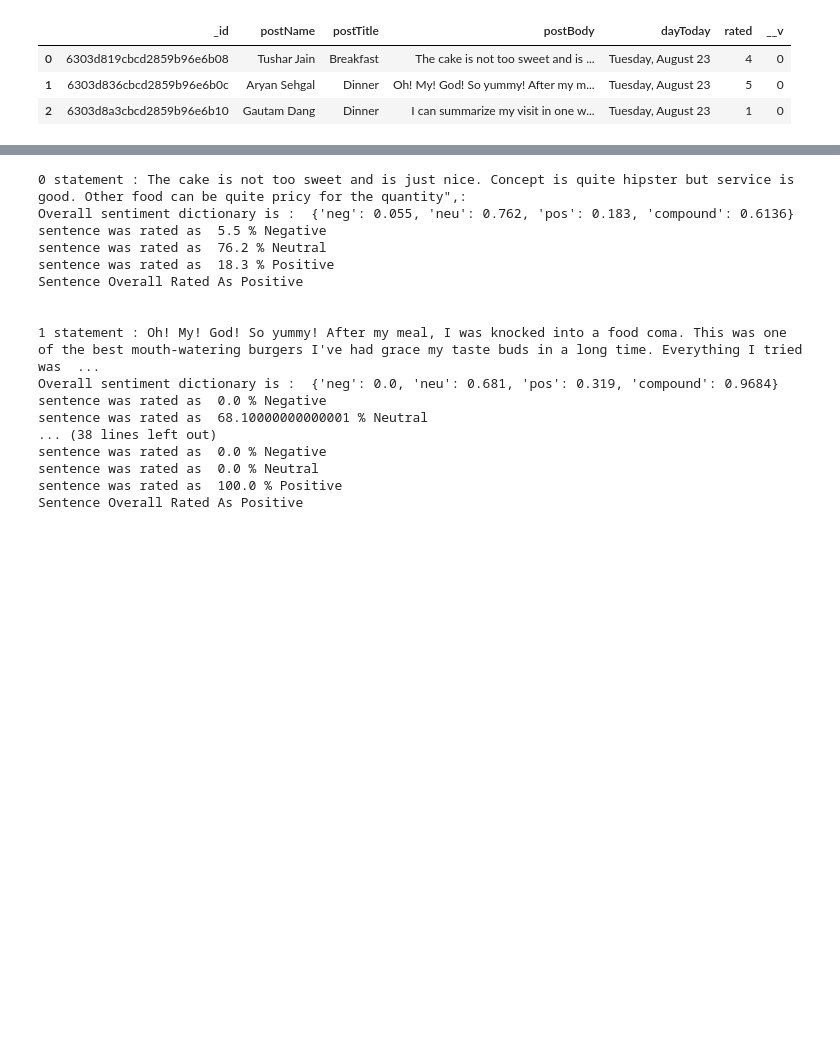
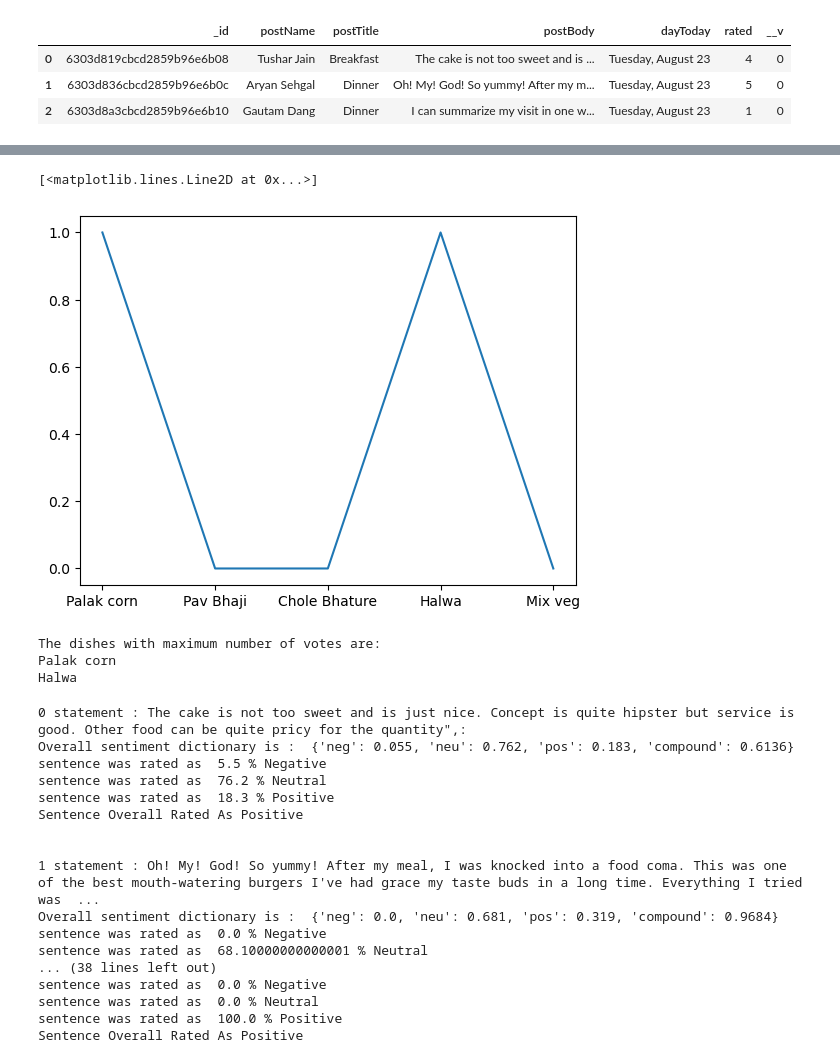
Before and after one commit to tusharjain2802/DINIFY-Mess-Management-System, a Jupyter notebook: Data_Analysis.ipynb, the cells around one changed output, grey strips where cells are left out. Drawn from its saved outputs; the diff is of its cells as text; code cells hidden in the pictures; blank space fills up the shorter version.

```diff
--- a/Data_Analysis.ipynb
+++ b/Data_Analysis.ipynb
@@ -50,6 +62,20 @@ users.head(3)
 | 0 | 6303d31ccbcd2859b96e6ada | Tushar Jain | 9.592926e+09 | 649.0 | O | tjain2_be20@thapar.edu | 7b20f29d68e54b6d8fd62a68aed2bce03... | 9e20831b3f2cd759a653f9f5845af46a3... | 0 | NaN |
 | 1 | 6303d344cbcd2859b96e6ae1 | Anil Arora | 9.515475e+09 | 1.0 | O | warden.o@thapar.edu | 9226237b8a75cdbba2ff36795699589ba... | 18f082a4e0f98482312b43e3b9161bc03... | 0 | NaN |
 | 2 | 6303d34ecbcd2859b96e6ae9 | Tushar Jain | NaN | NaN | NaN | NaN | NaN | NaN | 0 | 107491069765513852020 |
+# %%
+plt.plot(options["Dish"], options["Vote"])
+# %% [output]
+[<matplotlib.lines.Line2D at 0x...>]
+[figure, added]
+# %%
+df = options["Dish"][options["Vote"] == options["Vote"].max()]
+print("The dishes with maximum number of votes are: ")
+for i in df:
+    print(i)
+# %% [output]
+The dishes with maximum number of votes are:
+Palak corn
+Halwa
 # %%
 from vaderSentiment.vaderSentiment import SentimentIntensityAnalyzer
 positive = []
```
Also changed, not shown: parts of 4 cells of this notebook, 2 other files.
